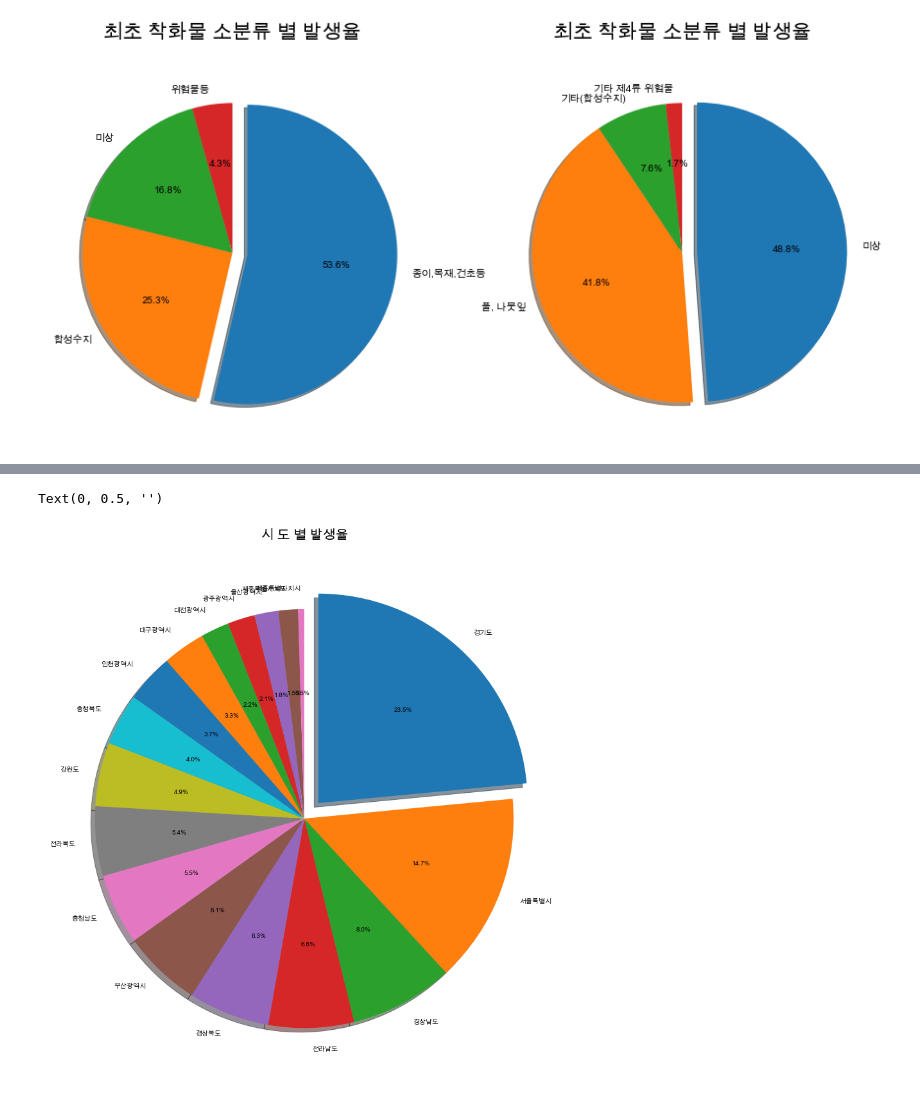
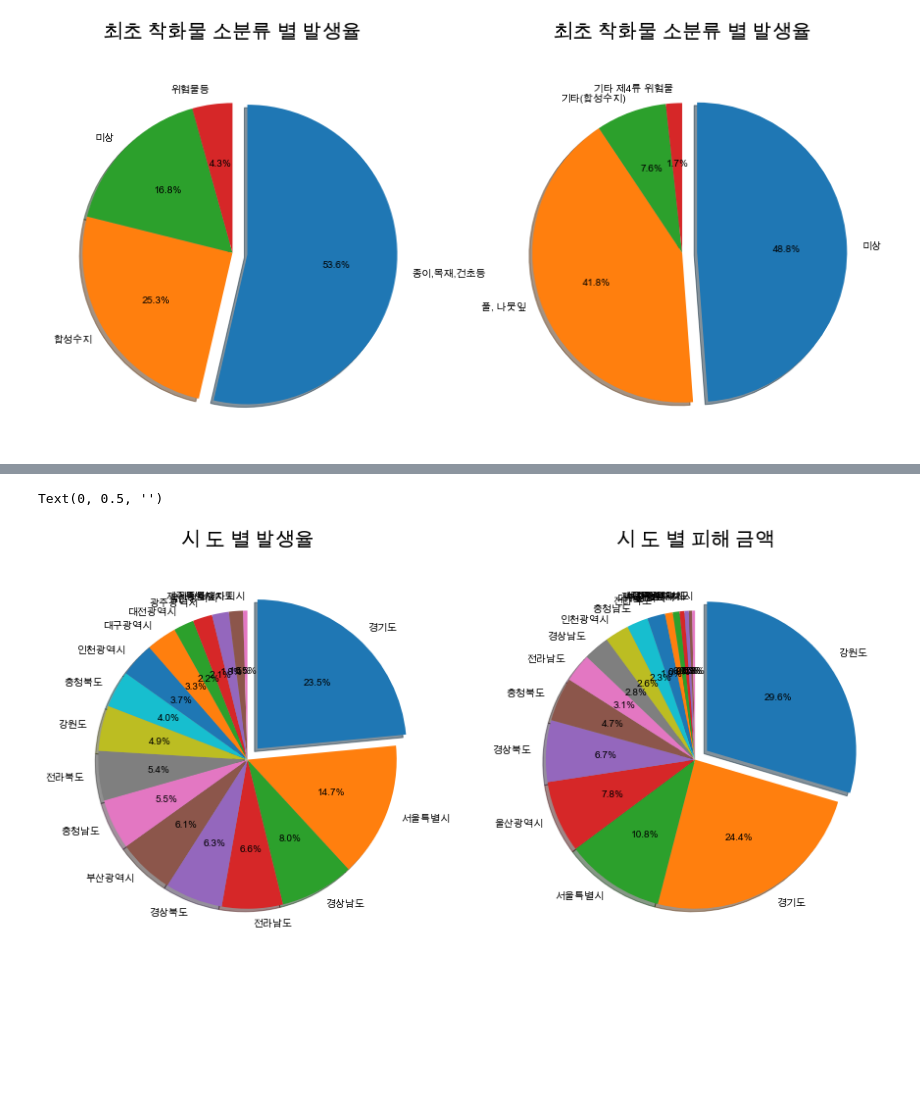
Before and after one commit to charmingjae/pandas, a Jupyter notebook: work/project.ipynb, the cells around one changed output, grey strips where cells are left out. Cells and saved outputs as stored; diff of their text form; code cells hidden in the pictures; blank space fills up the shorter version.

```diff
--- a/work/project.ipynb
+++ b/work/project.ipynb
@@ -277,15 +261,26 @@ data
 # %%
 df_CntLoc=data['시도'].groupby(data['시도']).count()
 df_CntLoc=df_CntLoc.sort_values(ascending=False)
+
+df_DmgLoc=data['재산피해소계'].groupby(data['시도']).sum()
+df_DmgLoc=df_DmgLoc.sort_values(ascending=False)
 # %%
 # Make figure
 fig4= plt.figure()
-ax5 = fig4.add_subplot(111)
+
+ax5 = fig4.add_subplot(121)
+
 explode_value = (0.1, 0, 0, 0,0,0,0,0,0,0,0,0,0,0,0,0,0)
 thirdpie = df_CntLoc.plot.pie(figsize=(15,15), autopct='%.1f%%',  startangle=90, counterclock=False, explode = explode_value,
                     shadow=True, ax = ax5)
 thirdpie.set_title("시 도 별 발생율\n", fontsize=20)
 thirdpie.set_ylabel("")
+
+ax6 = fig4.add_subplot(122)
+fourthpie = df_DmgLoc.plot.pie(figsize=(15,15), autopct='%.1f%%',  startangle=90, counterclock=False, explode = explode_value,
+                    shadow=True, ax = ax6)
+fourthpie.set_title("시 도 별 피해 금액\n", fontsize=20)
+fourthpie.set_ylabel("")
 # %% [output]
 Text(0, 0.5, '')
-[figure, old version]
+[figure, new version]
```
Also changed, not shown: parts of 1 cell of this notebook.
